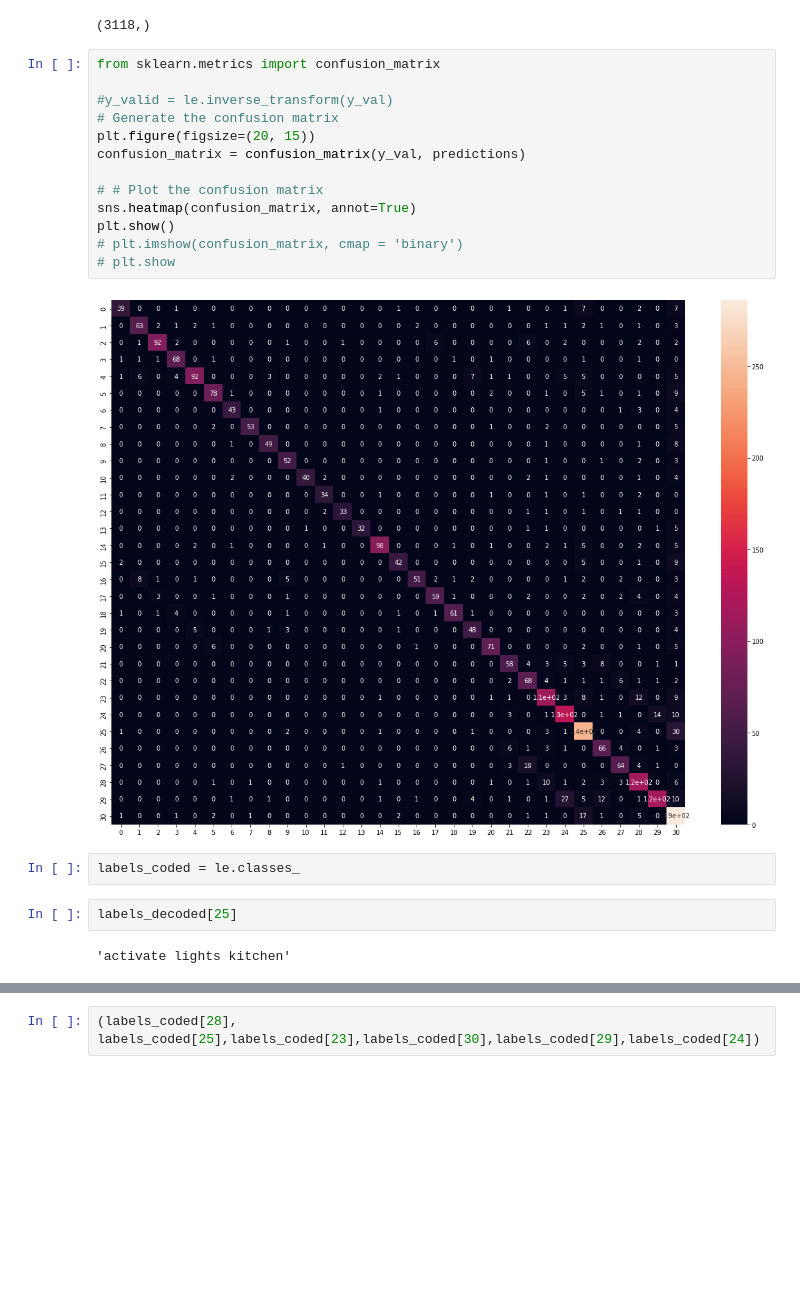
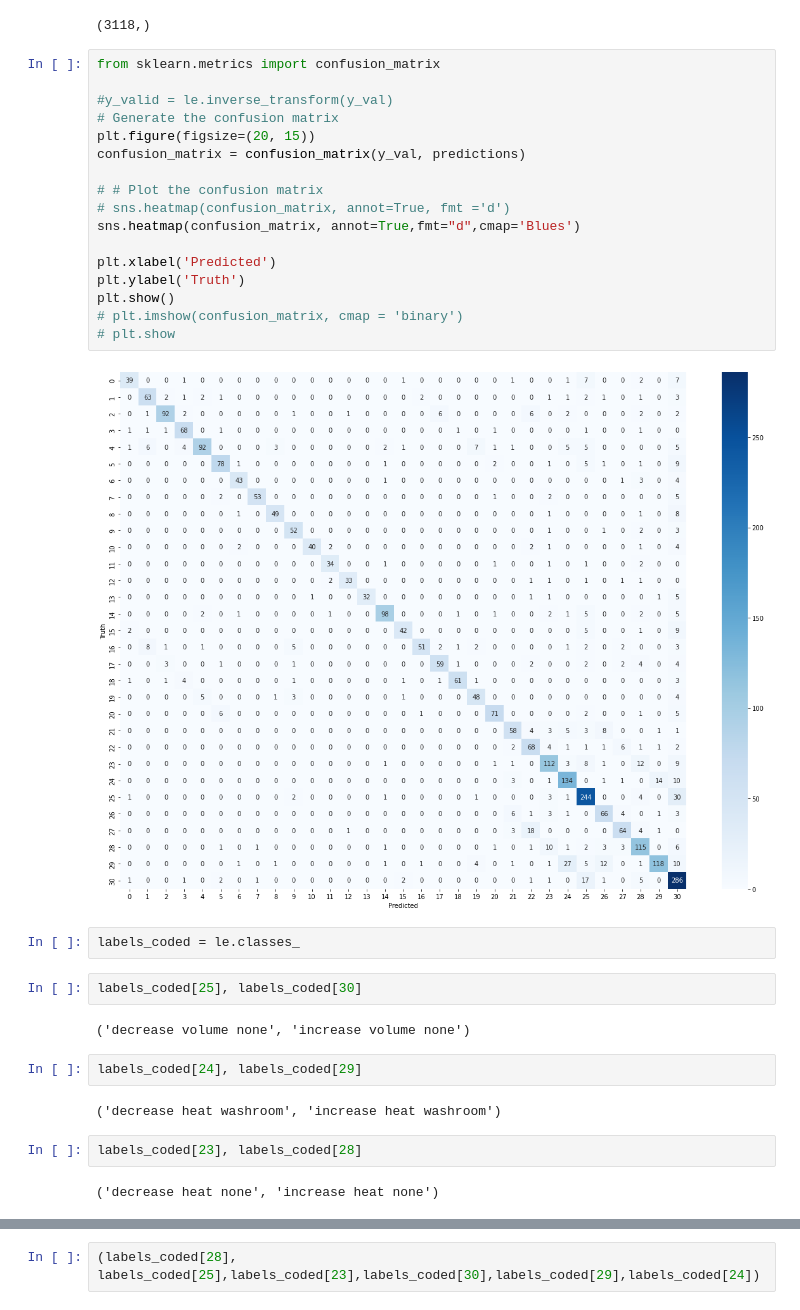
Before and after one commit to Kasuletrevor/Kasuletrevor, a Jupyter notebook: FSC.ipynb, the cells around one changed output, grey strips where cells are left out. Drawn from its saved outputs; the diff is of its cells as text; blank space fills up the shorter version.

```diff
--- a/FSC.ipynb
+++ b/FSC.ipynb
@@ -1545,21 +1545,33 @@ predicted_labels.shape
 # %%
 from sklearn.metrics import confusion_matrix
 
 #y_valid = le.inverse_transform(y_val)
 # Generate the confusion matrix
 plt.figure(figsize=(20, 15))
 confusion_matrix = confusion_matrix(y_val, predictions)
 
 # # Plot the confusion matrix
-sns.heatmap(confusion_matrix, annot=True)
+# sns.heatmap(confusion_matrix, annot=True, fmt ='d')
+sns.heatmap(confusion_matrix, annot=True,fmt="d",cmap='Blues')
+
+plt.xlabel('Predicted')
+plt.ylabel('Truth')
 plt.show()
 # plt.imshow(confusion_matrix, cmap = 'binary')
 # plt.show
 # %% [output]
-[figure, old version]
+[figure, new version]
 # %%
 labels_coded = le.classes_
-# %%
-labels_decoded[25]
-# %% [output]
-'activate lights kitchen'
+# %%
+labels_coded[25], labels_coded[30]
+# %% [output]
+('decrease volume none', 'increase volume none')
+# %%
+labels_coded[24], labels_coded[29]
+# %% [output]
+('decrease heat washroom', 'increase heat washroom')
+# %%
+labels_coded[23], labels_coded[28]
+# %% [output]
+('decrease heat none', 'increase heat none')
```
Also changed, not shown: parts of 1 cell of this notebook.
